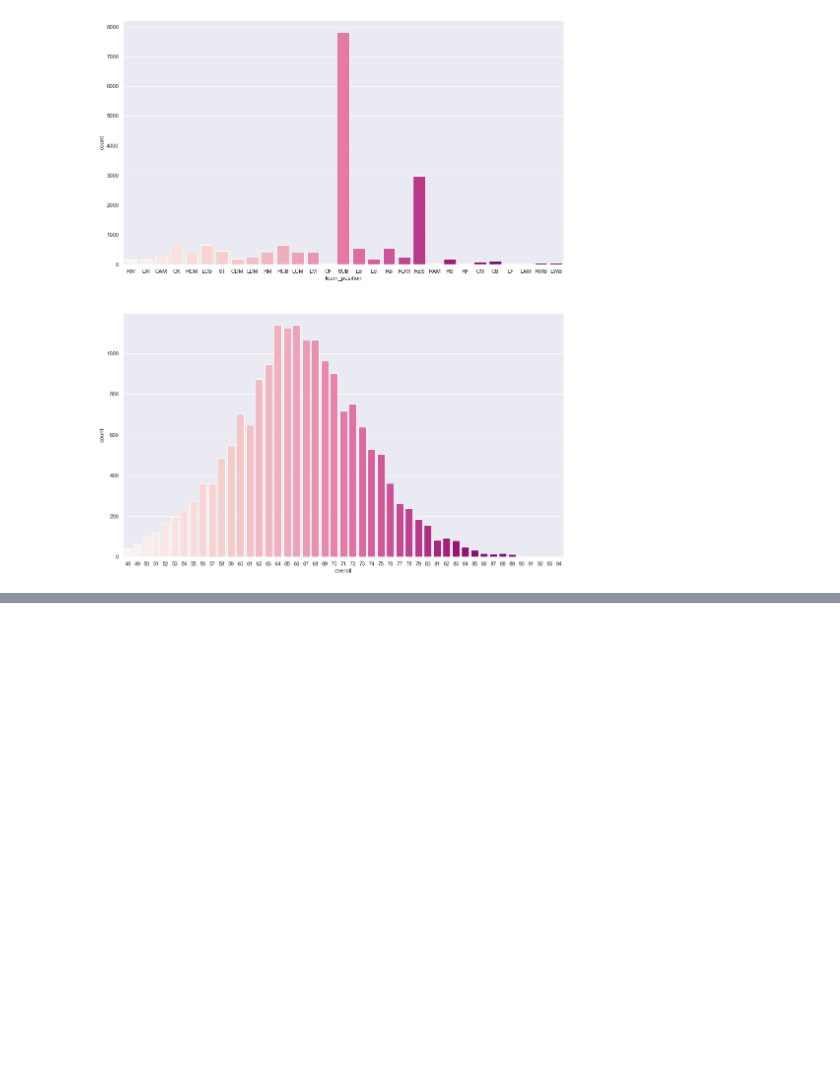
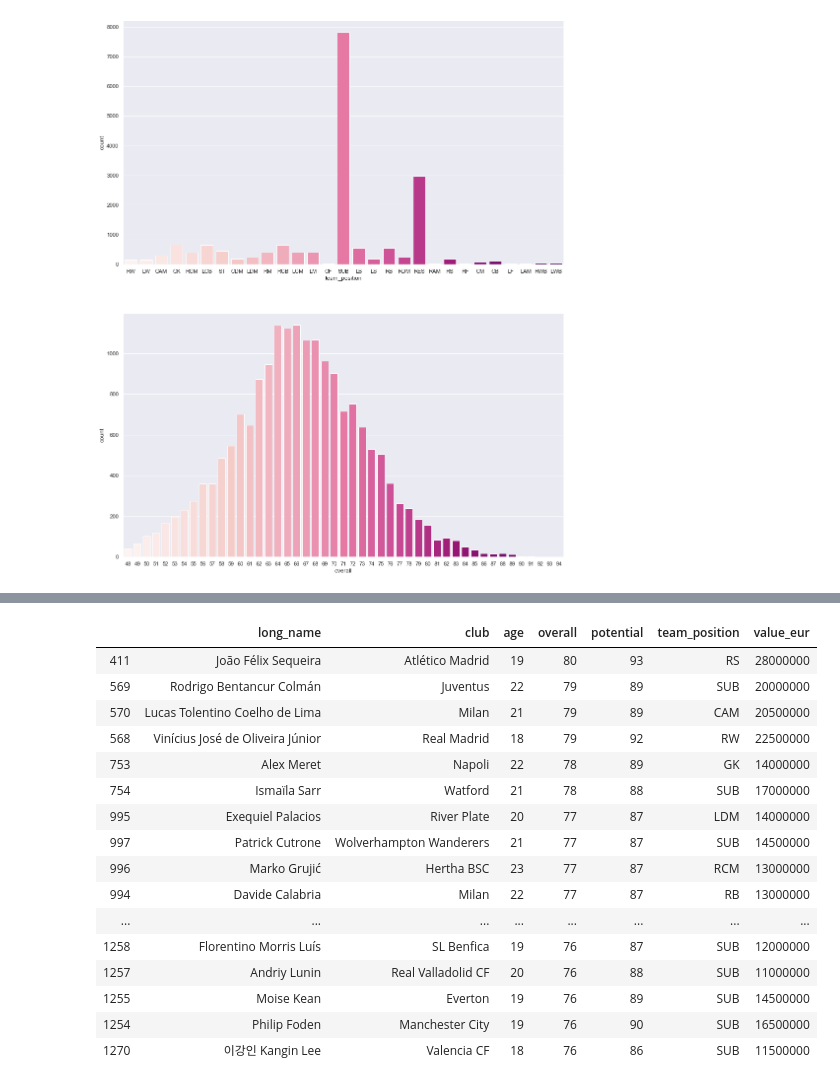
Before and after one commit to Arunima1992/Fifa20, a Jupyter notebook: Fifa20_Analysis.ipynb, the cells around one changed output, grey strips where cells are left out. Saved outputs shown, nothing was run; the diff lists cells and outputs as text; code cells hidden in the pictures; blank space fills up the shorter version.

```diff
--- a/Fifa20_Analysis.ipynb
+++ b/Fifa20_Analysis.ipynb
@@ -166,0 +167,24 @@ piechart(df['skill_moves'], "Share of Player's Skill Move", plt.cm.viridis(np.li
+# %%
+#Young Players Analysis
+
+youth_special = df[(df['overall']>75) & (df['potential'] - df['overall']>=10)].sort_values(by='overall',ascending=False)
+cols = ['long_name','club','age','overall','potential','team_position','value_eur']
+youth_special[cols]
+# %% [output]
+|  | long_name | club | age | overall | potential | team_position | value_eur |
+| 411 | João Félix Sequeira | Atlético Madrid | 19 | 80 | 93 | RS | 28000000 |
+| 569 | Rodrigo Bentancur Colmán | Juventus | 22 | 79 | 89 | SUB | 20000000 |
+| 570 | Lucas Tolentino Coelho de Lima | Milan | 21 | 79 | 89 | CAM | 20500000 |
+| 568 | Vinícius José de Oliveira Júnior | Real Madrid | 18 | 79 | 92 | RW | 22500000 |
+| 753 | Alex Meret | Napoli | 22 | 78 | 89 | GK | 14000000 |
+| 754 | Ismaïla Sarr | Watford | 21 | 78 | 88 | SUB | 17000000 |
+| 995 | Exequiel Palacios | River Plate | 20 | 77 | 87 | LDM | 14000000 |
+| 997 | Patrick Cutrone | Wolverhampton Wanderers | 21 | 77 | 87 | SUB | 14500000 |
+| 996 | Marko Grujić | Hertha BSC | 23 | 77 | 87 | RCM | 13000000 |
+| 994 | Davide Calabria | Milan | 22 | 77 | 87 | RB | 13000000 |
+| ... | ... | ... | ... | ... | ... | ... | ... |
+| 1258 | Florentino Morris Luís | SL Benfica | 19 | 76 | 87 | SUB | 12000000 |
+| 1257 | Andriy Lunin | Real Valladolid CF | 20 | 76 | 88 | SUB | 11000000 |
+| 1255 | Moise Kean | Everton | 19 | 76 | 89 | SUB | 14500000 |
+| 1254 | Philip Foden | Manchester City | 19 | 76 | 90 | SUB | 16500000 |
+| 1270 | 이강인 Kangin Lee | Valencia CF | 18 | 76 | 86 | SUB | 11500000 |
```
Also changed, not shown: parts of 9 cells of this notebook.
